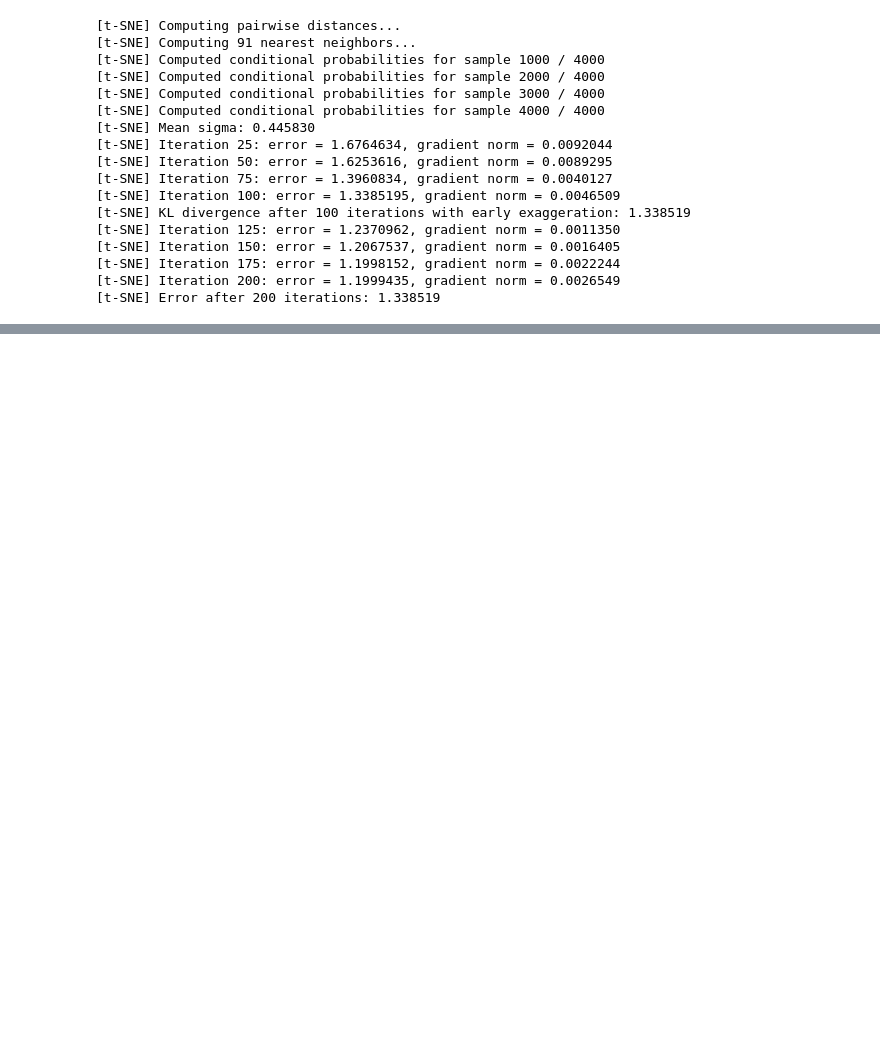
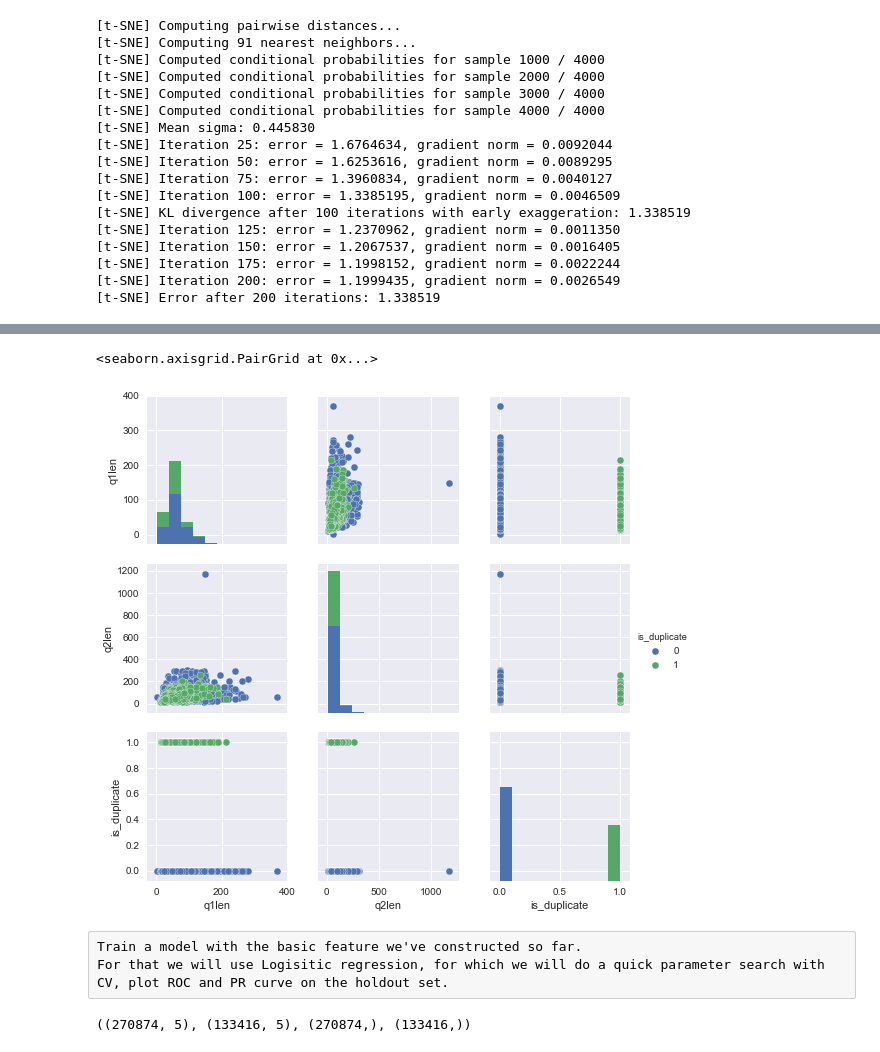
Before and after one commit to yassamanzm/CMPE297, a Jupyter notebook: qoura2.ipynb, the cells around one changed output, grey strips where cells are left out. Drawn from its saved outputs; the diff is of its cells as text; code cells hidden in the pictures; blank space fills up the shorter version.

```diff
--- a/qoura2.ipynb
+++ b/qoura2.ipynb
@@ -157,0 +580,27 @@ py.iplot(fig, filename='3DBubble')
+# %%
+n = 10000
+#sns.pairplot(df[['q1len', 'q2len', 'q1_n_words', 'q2_n_words', 'is_duplicate']][0:n], hue='is_duplicate')
+sns.pairplot(df[['q1len', 'q2len', 'is_duplicate']][0:n], hue='is_duplicate')
+# %% [output]
+<seaborn.axisgrid.PairGrid at 0x...>
+[figure, added]
+# %% [raw]
+Train a model with the basic feature we've constructed so far.
+For that we will use Logisitic regression, for which we will do a quick parameter search with CV, plot ROC and PR curve on the holdout set.
+# %%
+from sklearn.linear_model import LogisticRegression
+from sklearn.metrics import precision_recall_curve, auc, roc_curve
+from sklearn.model_selection import GridSearchCV, train_test_split
+from sklearn.preprocessing import MinMaxScaler
+
+#Compute the minimum and maximum to be used for later scaling.
+scaler = MinMaxScaler().fit(df[['q1len', 'q2len', 'q1_n_words', 'q2_n_words', 'word_share']])
+
+X = scaler.transform(df[['q1len', 'q2len', 'q1_n_words', 'q2_n_words', 'word_share']])
+y = df['is_duplicate']
+
+X_train, X_test, y_train, y_test = train_test_split(X, y, test_size=0.33, random_state=42)
+
+X_train.shape, X_test.shape, y_train.shape, y_test.shape
+# %% [output]
+((270874, 5), (133416, 5), (270874,), (133416,))
```
Also changed, not shown: parts of 33 cells of this notebook.
